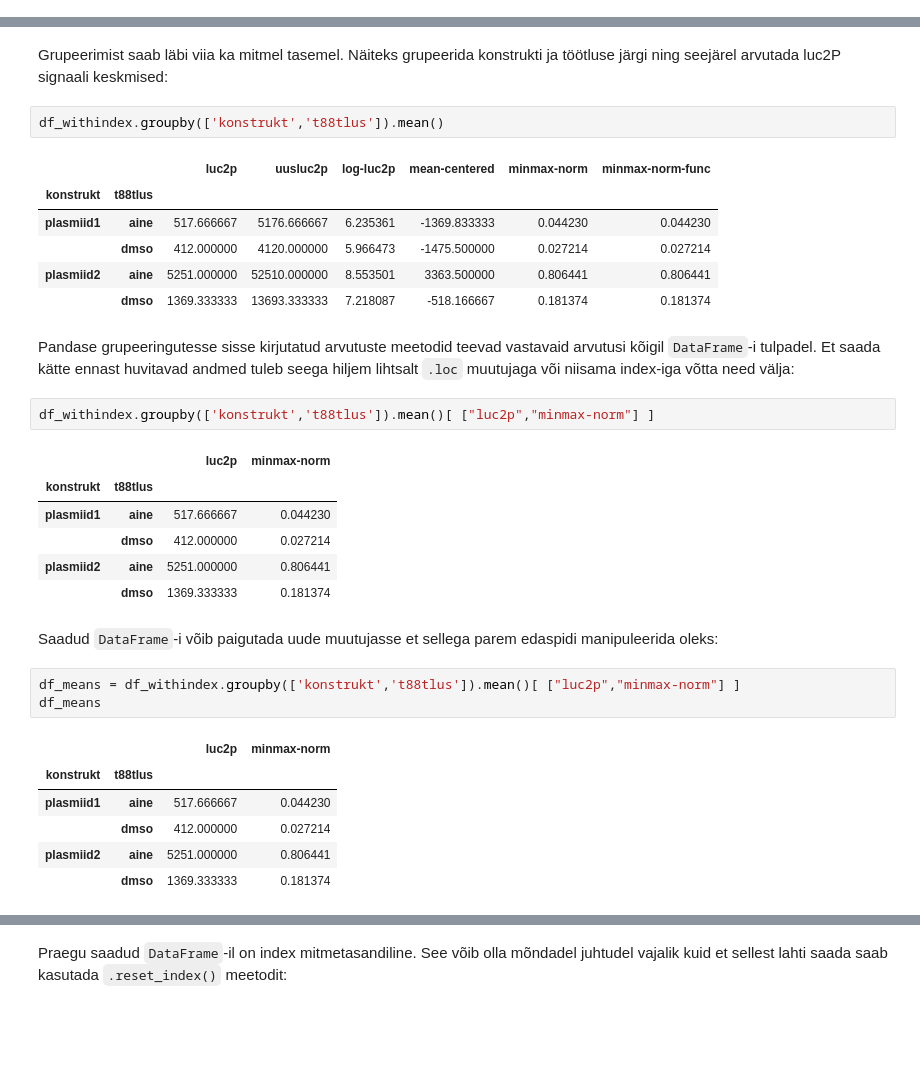
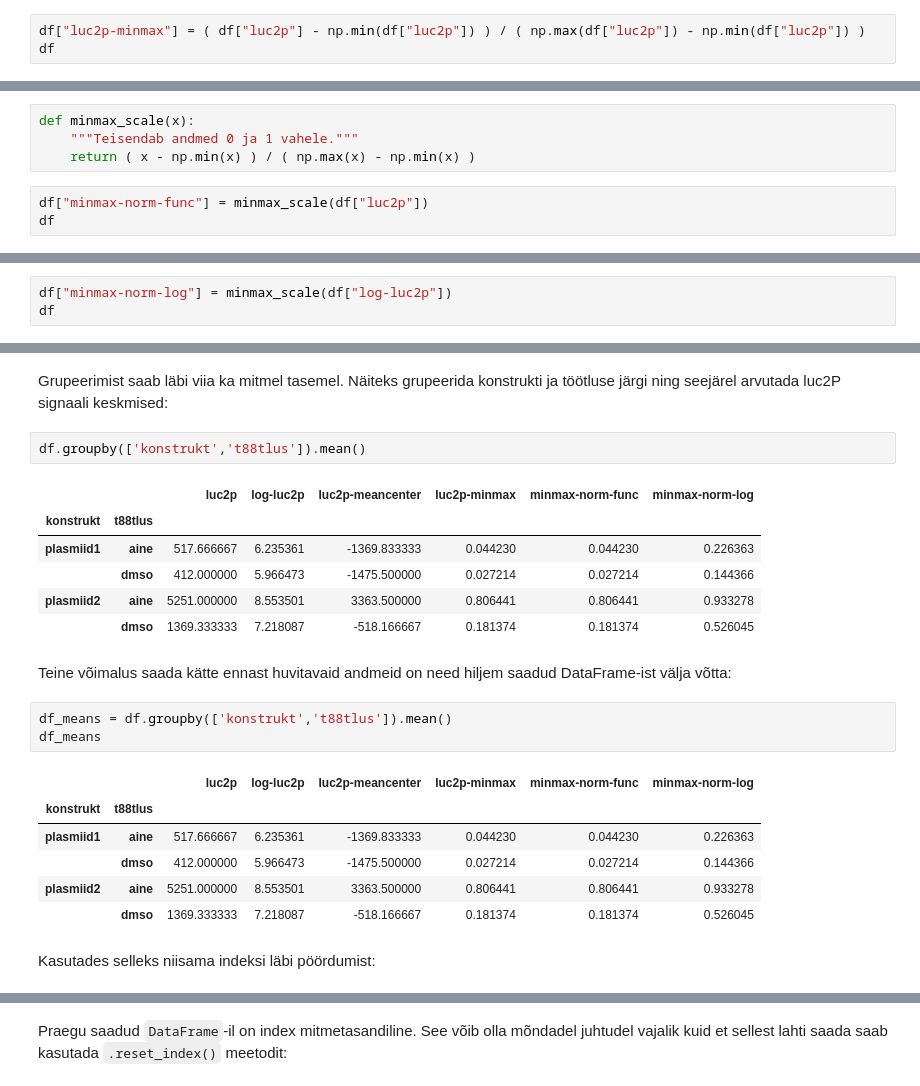
Before and after one commit to kjaanson/jupyter-workshop-ttu, a Jupyter notebook: 02-pandas-introduction.ipynb, the cells around one changed output, grey strips where cells are left out. Cells and saved outputs as stored; diff of their text form; blank space fills up the shorter version.

Commit message:
Pandase osa lisatud

```diff
--- a/02-pandas-introduction.ipynb
+++ b/02-pandas-introduction.ipynb
@@ -348,0 +482,3 @@ df_withindex.groupby(['konstrukt']).mean()
+# %%
+df["luc2p-minmax"] = ( df["luc2p"] - np.min(df["luc2p"]) ) / ( np.max(df["luc2p"]) - np.min(df["luc2p"]) )
+df
@@ -348,0 +502,7 @@ df_withindex.groupby(['konstrukt']).mean()
+# %%
+def minmax_scale(x):
+    """Teisendab andmed 0 ja 1 vahele."""
+    return ( x - np.min(x) ) / ( np.max(x) - np.min(x) )
+# %%
+df["minmax-norm-func"] = minmax_scale(df["luc2p"])
+df
@@ -348,0 +524,3 @@ df_withindex.groupby(['konstrukt']).mean()
+# %%
+df["minmax-norm-log"] = minmax_scale(df["log-luc2p"])
+df
@@ -349,34 +585,25 @@ df_withindex.groupby(['konstrukt']).mean()
 # %% [markdown]
 Grupeerimist saab läbi viia ka mitmel tasemel. Näiteks grupeerida konstrukti ja töötluse järgi ning seejärel arvutada luc2P signaali keskmised:
 # %%
-df_withindex.groupby(['konstrukt','t88tlus']).mean()
+df.groupby(['konstrukt','t88tlus']).mean()
 # %% [output]
-|  |  | luc2p | uusluc2p | log-luc2p | mean-centered | minmax-norm | minmax-norm-func |
+|  |  | luc2p | log-luc2p | luc2p-meancenter | luc2p-minmax | minmax-norm-func | minmax-norm-log |
 | konstrukt | t88tlus |  |  |  |  |  |  |
-| plasmiid1 | aine | 517.666667 | 5176.666667 | 6.235361 | -1369.833333 | 0.044230 | 0.044230 |
-|  | dmso | 412.000000 | 4120.000000 | 5.966473 | -1475.500000 | 0.027214 | 0.027214 |
-| plasmiid2 | aine | 5251.000000 | 52510.000000 | 8.553501 | 3363.500000 | 0.806441 | 0.806441 |
-|  | dmso | 1369.333333 | 13693.333333 | 7.218087 | -518.166667 | 0.181374 | 0.181374 |
+| plasmiid1 | aine | 517.666667 | 6.235361 | -1369.833333 | 0.044230 | 0.044230 | 0.226363 |
+|  | dmso | 412.000000 | 5.966473 | -1475.500000 | 0.027214 | 0.027214 | 0.144366 |
+| plasmiid2 | aine | 5251.000000 | 8.553501 | 3363.500000 | 0.806441 | 0.806441 | 0.933278 |
+|  | dmso | 1369.333333 | 7.218087 | -518.166667 | 0.181374 | 0.181374 | 0.526045 |
-# %% [markdown]
-Pandase grupeeringutesse sisse kirjutatud arvutuste meetodid teevad vastavaid arvutusi kõigil `DataFrame`-i tulpadel. Et saada kätte ennast huvitavad andmed tuleb seega hiljem lihtsalt `.loc` muutujaga või niisama index-iga võtta need välja:
+# %% [markdown]
+Teine võimalus saada kätte ennast huvitavaid andmeid on need hiljem saadud DataFrame-ist välja võtta:
 # %%
-df_withindex.groupby(['konstrukt','t88tlus']).mean()[ ["luc2p","minmax-norm"] ]
+df_means = df.groupby(['konstrukt','t88tlus']).mean()
+df_means
 # %% [output]
-|  |  | luc2p | minmax-norm |
-| konstrukt | t88tlus |  |  |
-| plasmiid1 | aine | 517.666667 | 0.044230 |
-|  | dmso | 412.000000 | 0.027214 |
-| plasmiid2 | aine | 5251.000000 | 0.806441 |
-|  | dmso | 1369.333333 | 0.181374 |
+|  |  | luc2p | log-luc2p | luc2p-meancenter | luc2p-minmax | minmax-norm-func | minmax-norm-log |
+| konstrukt | t88tlus |  |  |  |  |  |  |
+| plasmiid1 | aine | 517.666667 | 6.235361 | -1369.833333 | 0.044230 | 0.044230 | 0.226363 |
+|  | dmso | 412.000000 | 5.966473 | -1475.500000 | 0.027214 | 0.027214 | 0.144366 |
+| plasmiid2 | aine | 5251.000000 | 8.553501 | 3363.500000 | 0.806441 | 0.806441 | 0.933278 |
+|  | dmso | 1369.333333 | 7.218087 | -518.166667 | 0.181374 | 0.181374 | 0.526045 |
-# %% [markdown]
-Saadud `DataFrame`-i võib paigutada uude muutujasse et sellega parem edaspidi manipuleerida oleks:
-# %%
-df_means = df_withindex.groupby(['konstrukt','t88tlus']).mean()[ ["luc2p","minmax-norm"] ]
-df_means
-# %% [output]
-|  |  | luc2p | minmax-norm |
-| konstrukt | t88tlus |  |  |
-| plasmiid1 | aine | 517.666667 | 0.044230 |
-|  | dmso | 412.000000 | 0.027214 |
-| plasmiid2 | aine | 5251.000000 | 0.806441 |
-|  | dmso | 1369.333333 | 0.181374 |
+# %% [markdown]
+Kasutades selleks niisama indeksi läbi pöördumist:
```
Also changed, not shown: parts of 136 cells of this notebook, 3 other files.
